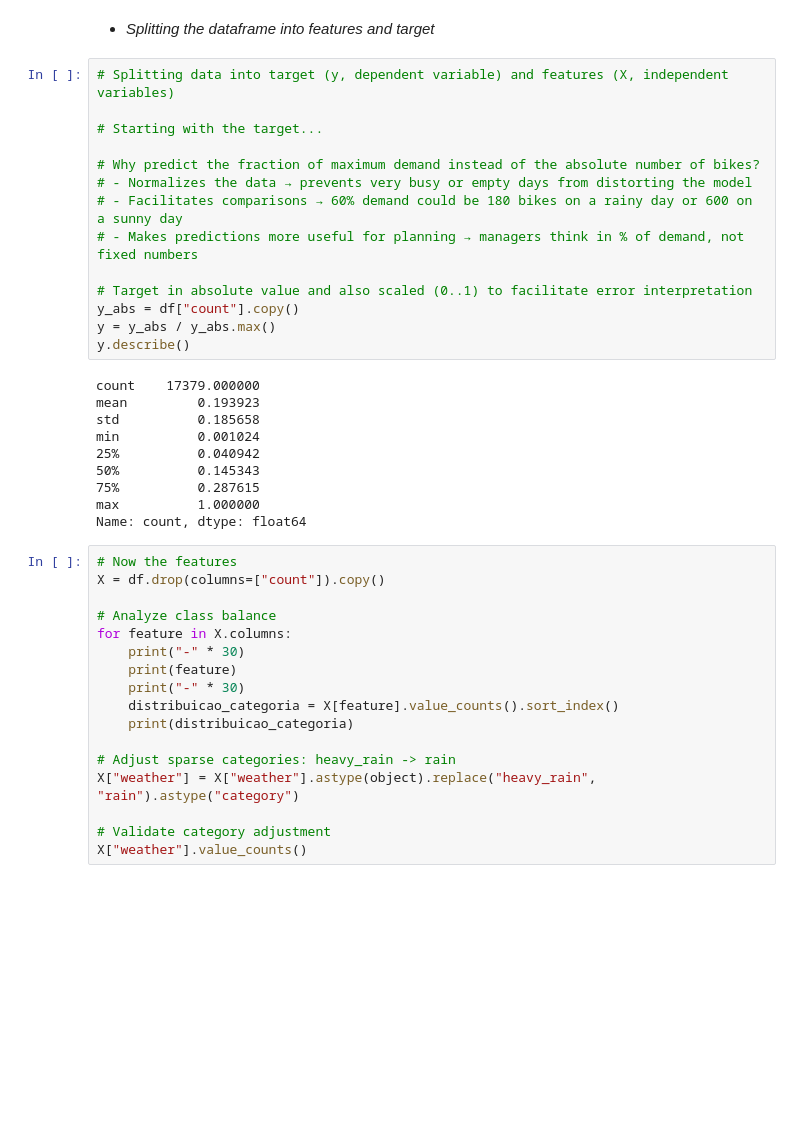
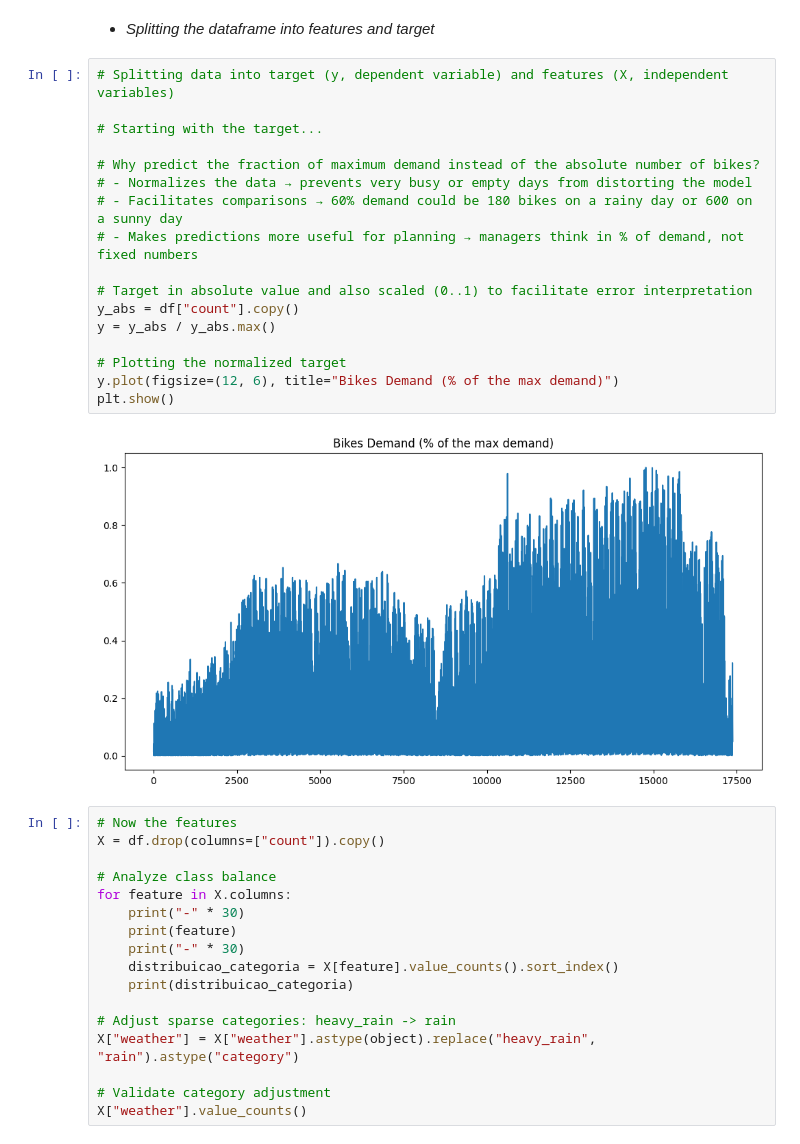
Before and after one commit to bernardobadc/bike-sharing-demand-analysis, a Jupyter notebook: preprocessing.ipynb, the cells around one changed output. Saved outputs shown, nothing was run; the diff lists cells and outputs as text; blank space fills up the shorter version.

```diff
--- a/preprocessing.ipynb
+++ b/preprocessing.ipynb
@@ -105,27 +105,22 @@ CV = 64.3362136684996 %
 # %%
 # Splitting data into target (y, dependent variable) and features (X, independent variables)
 
 # Starting with the target...
 
 # Why predict the fraction of maximum demand instead of the absolute number of bikes?
 # - Normalizes the data → prevents very busy or empty days from distorting the model
 # - Facilitates comparisons → 60% demand could be 180 bikes on a rainy day or 600 on a sunny day
 # - Makes predictions more useful for planning → managers think in % of demand, not fixed numbers
 
 # Target in absolute value and also scaled (0..1) to facilitate error interpretation
 y_abs = df["count"].copy()
 y = y_abs / y_abs.max()
-y.describe()
+
+# Plotting the normalized target
+y.plot(figsize=(12, 6), title="Bikes Demand (% of the max demand)")
+plt.show()
 # %% [output]
-count    17379.000000
-mean         0.193923
-std          0.185658
-min          0.001024
-25%          0.040942
-50%          0.145343
-75%          0.287615
-max          1.000000
-Name: count, dtype: float64
+[figure, added]
 # %%
 # Now the features
 X = df.drop(columns=["count"]).copy()
```
Also changed, not shown: 5 other files.
